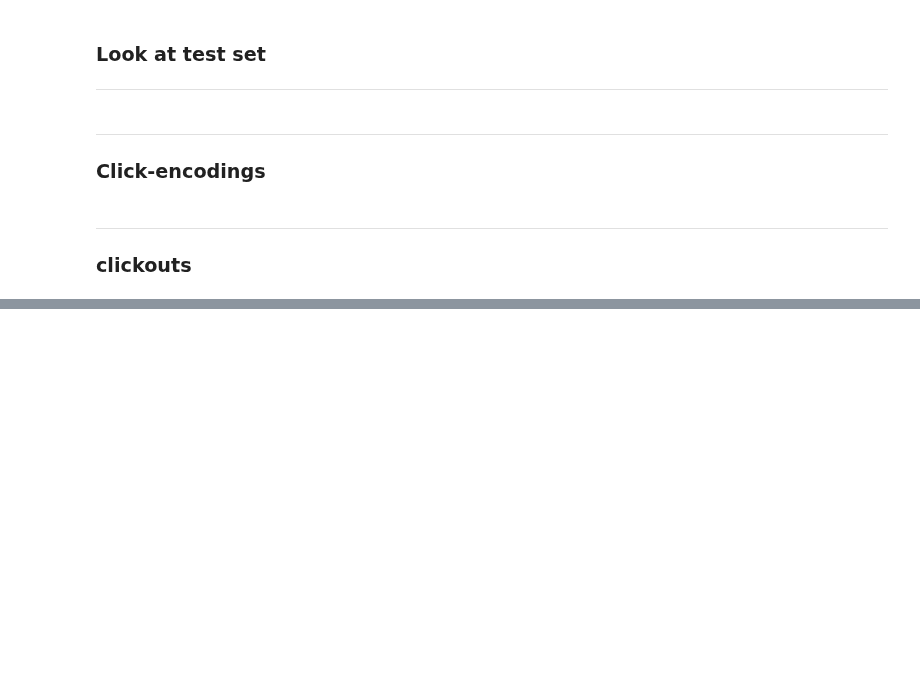
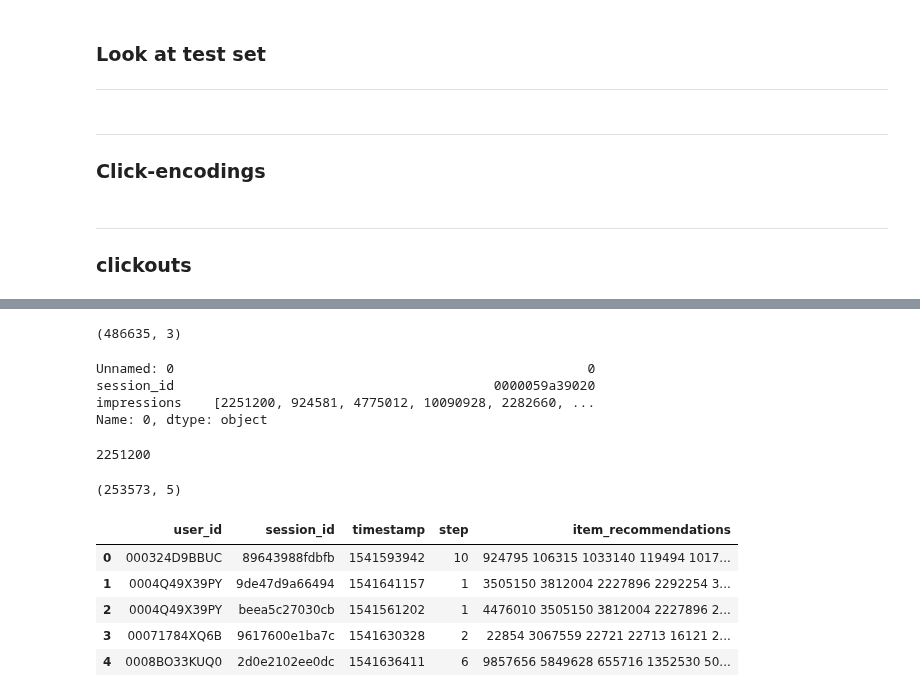
Before and after one commit to samshipengs/naps, a Jupyter notebook: playground.ipynb, the cells around one changed output, grey strips where cells are left out. Saved outputs shown, nothing was run; the diff lists cells and outputs as text; code cells hidden in the pictures; blank space fills up the shorter version.

```diff
--- a/playground.ipynb
+++ b/playground.ipynb
@@ -214,0 +240,4 @@ ctn
+# %%
+sub.shape
+# %% [output]
+(486635, 3)
@@ -214,0 +246,11 @@ ctn
+# %%
+sub.iloc[0]
+# %% [output]
+Unnamed: 0                                                     0
+session_id                                         0000059a39020
+impressions    [2251200, 924581, 4775012, 10090928, 2282660, ...
+Name: 0, dtype: object
+# %%
+sub.iloc[0].impressions[0]
+# %% [output]
+2251200
@@ -214,0 +267,17 @@ ctn
+# %%
+s  = pd.read_csv('./data/submission_popular.csv')
+# %%
+s.shape
+# %% [output]
+(253573, 5)
+# %%
+pd.options.display.max_colwidth=1000
+# %%
+s.head()
+# %% [output]
+|  | user_id | session_id | timestamp | step | item_recommendations |
+| 0 | 000324D9BBUC | 89643988fdbfb | 1541593942 | 10 | 924795 106315 1033140 119494 1017... |
+| 1 | 0004Q49X39PY | 9de47d9a66494 | 1541641157 | 1 | 3505150 3812004 2227896 2292254 3... |
+| 2 | 0004Q49X39PY | beea5c27030cb | 1541561202 | 1 | 4476010 3505150 3812004 2227896 2... |
+| 3 | 00071784XQ6B | 9617600e1ba7c | 1541630328 | 2 | 22854 3067559 22721 22713 16121 2... |
+| 4 | 0008BO33KUQ0 | 2d0e2102ee0dc | 1541636411 | 6 | 9857656 5849628 655716 1352530 50... |
```
Also changed, not shown: parts of 19 cells of this notebook, 4 other files.
